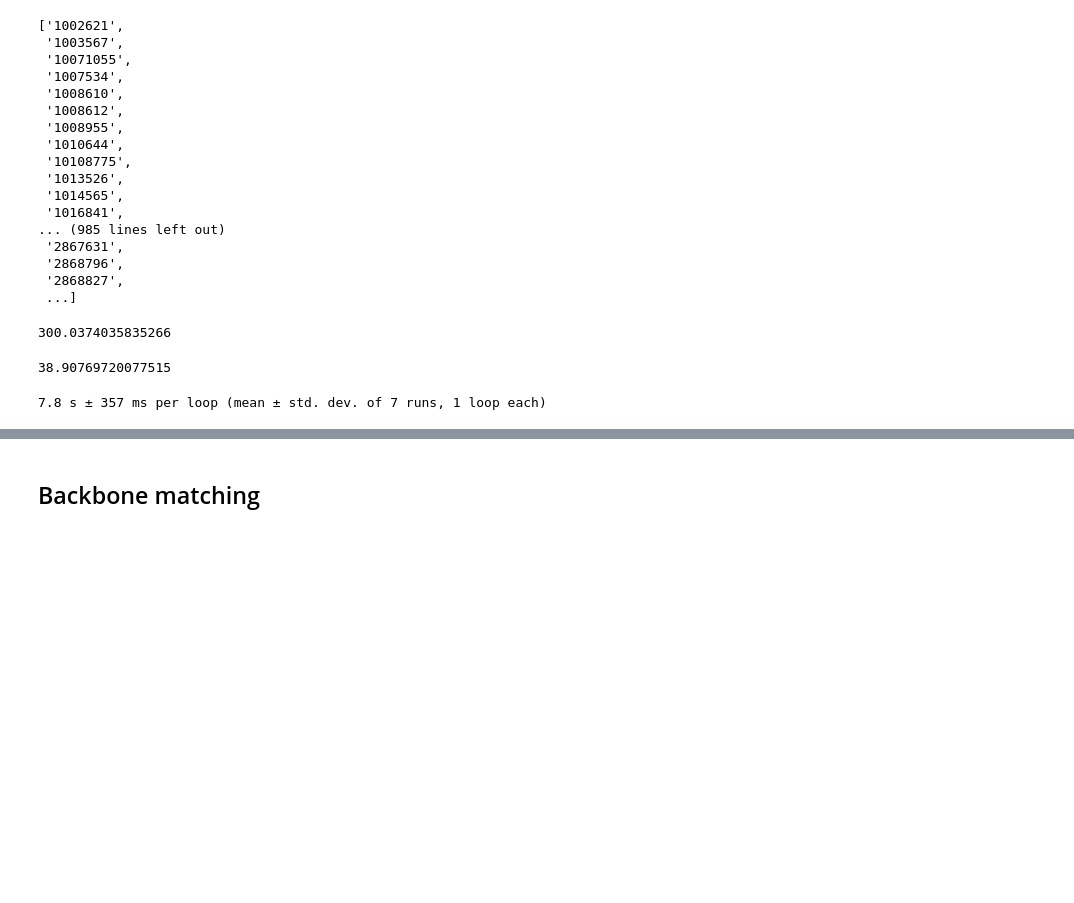
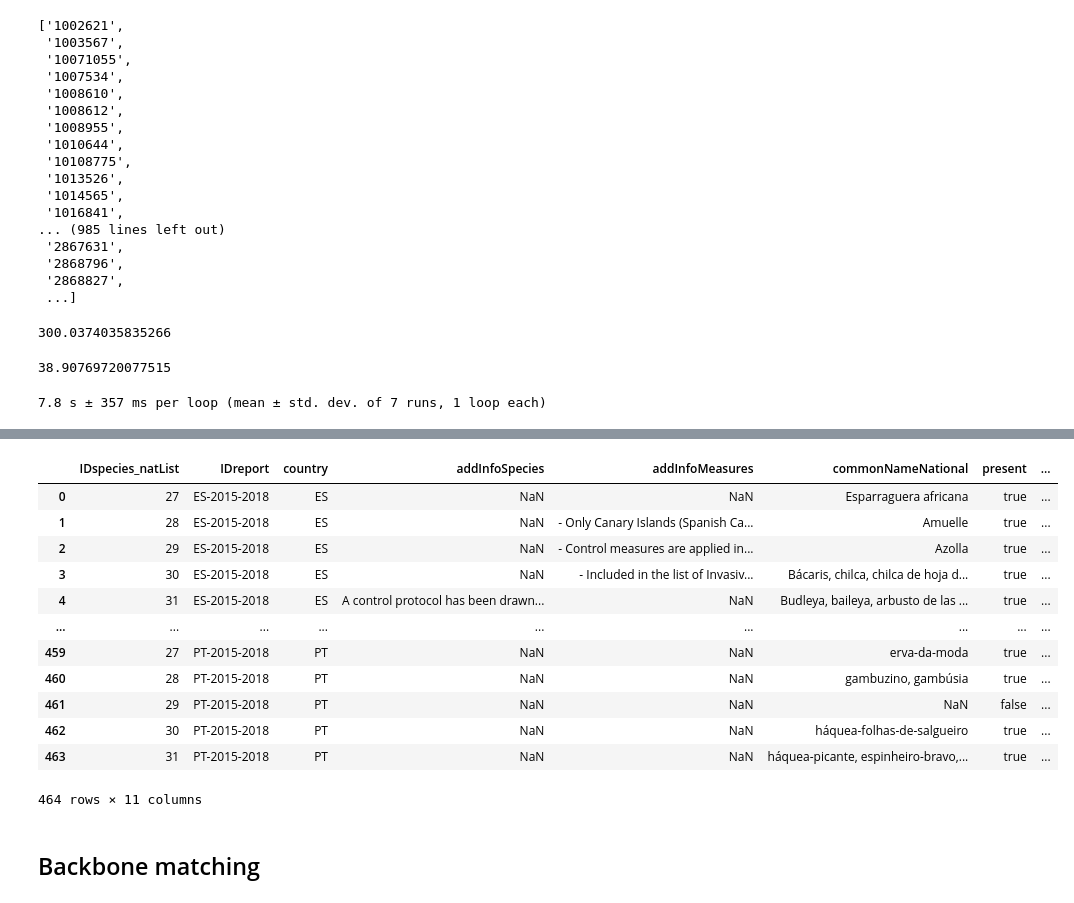
Before and after one commit to nbillietPM/BmC, a Jupyter notebook: gbif_sql.ipynb, the cells around one changed output, grey strips where cells are left out. Cells and saved outputs as stored; diff of their text form; code cells hidden in the pictures; blank space fills up the shorter version.

```diff
--- a/gbif_sql.ipynb
+++ b/gbif_sql.ipynb
@@ -147,0 +169,18 @@ print(end_time-begin_time)
+# %%
+import pandas as pd
+df = pd.read_csv("eu_species_natList.csv")
+df
+# %% [output]
+|  | IDspecies_natList | IDreport | country | addInfoSpecies | addInfoMeasures | commonNameNational | present | ... |
+| 0 | 27 | ES-2015-2018 | ES | NaN | NaN | Esparraguera africana | true | ... |
+| 1 | 28 | ES-2015-2018 | ES | NaN | - Only Canary Islands (Spanish Ca... | Amuelle | true | ... |
+| 2 | 29 | ES-2015-2018 | ES | NaN | - Control measures are applied in... | Azolla | true | ... |
+| 3 | 30 | ES-2015-2018 | ES | NaN | - Included in the list of Invasiv... | Bácaris, chilca, chilca de hoja d... | true | ... |
+| 4 | 31 | ES-2015-2018 | ES | A control protocol has been drawn... | NaN | Budleya, baileya, arbusto de las ... | true | ... |
+| ... | ... | ... | ... | ... | ... | ... | ... | ... |
+| 459 | 27 | PT-2015-2018 | PT | NaN | NaN | erva-da-moda | true | ... |
+| 460 | 28 | PT-2015-2018 | PT | NaN | NaN | gambuzino, gambúsia | true | ... |
+| 461 | 29 | PT-2015-2018 | PT | NaN | NaN | NaN | false | ... |
+| 462 | 30 | PT-2015-2018 | PT | NaN | NaN | háquea-folhas-de-salgueiro | true | ... |
+| 463 | 31 | PT-2015-2018 | PT | NaN | NaN | háquea-picante, espinheiro-bravo,... | true | ... |
+464 rows × 11 columns
```
Also changed, not shown: parts of 12 cells of this notebook, 16 other files.
